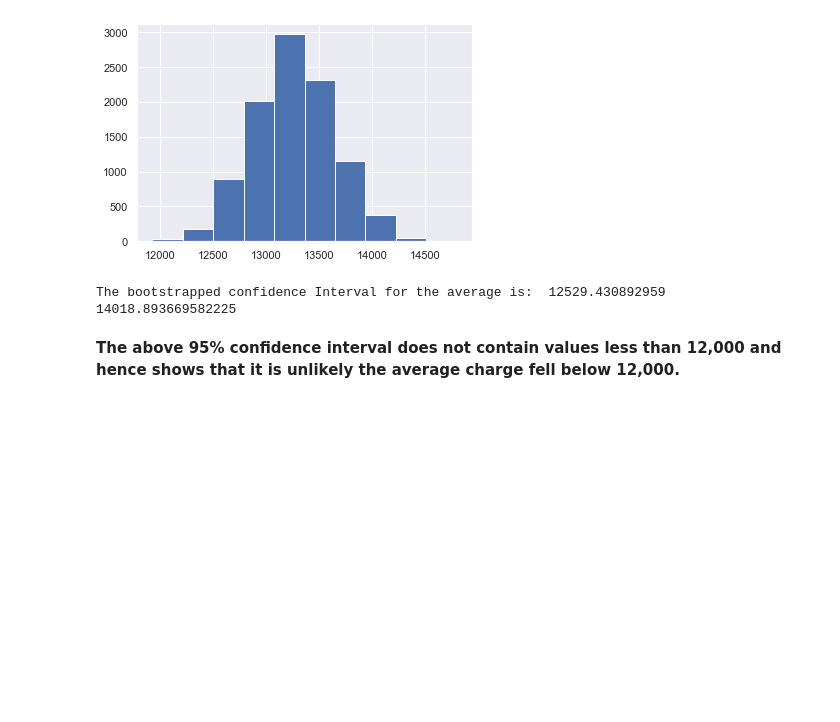
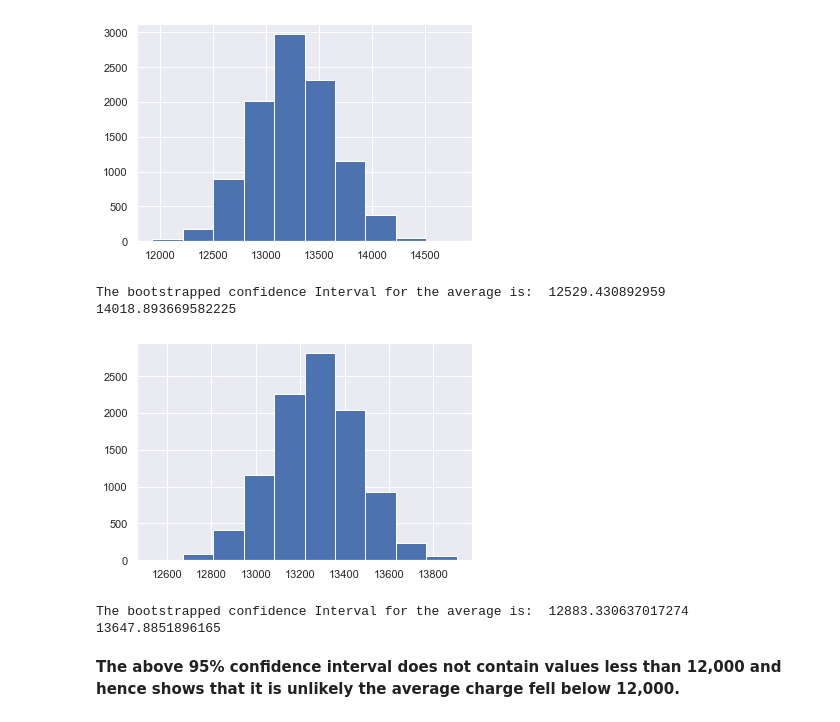
Before and after one commit to cordero-c-perez/Springboard, a Jupyter notebook: FrequentistCaseStudy/Frequentist Inference Case Study - Part B (2).ipynb, the cells around one changed output. Drawn from its saved outputs; the diff is of its cells as text; code cells hidden in the pictures; blank space fills up the shorter version.

```diff
--- a/FrequentistCaseStudy/Frequentist Inference Case Study - Part B (2).ipynb
+++ b/FrequentistCaseStudy/Frequentist Inference Case Study - Part B (2).ipynb
@@ -89,6 +89,19 @@ print('The bootstrapped confidence Interval for the average is: ',bs_sample_mean
 # %% [output]
 [figure]
 The bootstrapped confidence Interval for the average is:  12529.430892959 14018.893669582225
+# %%
+# bootstrapping
+
+seed(47)
+bs_sample_means = pd.DataFrame({'means': [medical.sample(1000, replace = False).charges.mean() for i in range(10000)]})
+
+plt.hist(bs_sample_means)
+plt.show()
+
+print('The bootstrapped confidence Interval for the average is: ',bs_sample_means.means.quantile(.025), bs_sample_means.means.quantile(.975))
+# %% [output]
+[figure, added]
+The bootstrapped confidence Interval for the average is:  12883.330637017274 13647.8851896165
 # %% [markdown]
 **The above 95% confidence interval does not contain values less than 12,000 and hence shows that it is unlikely the average charge fell below 12,000.**
 # %%
```
Also changed, not shown: parts of 1 cell of this notebook, 3 other files.
